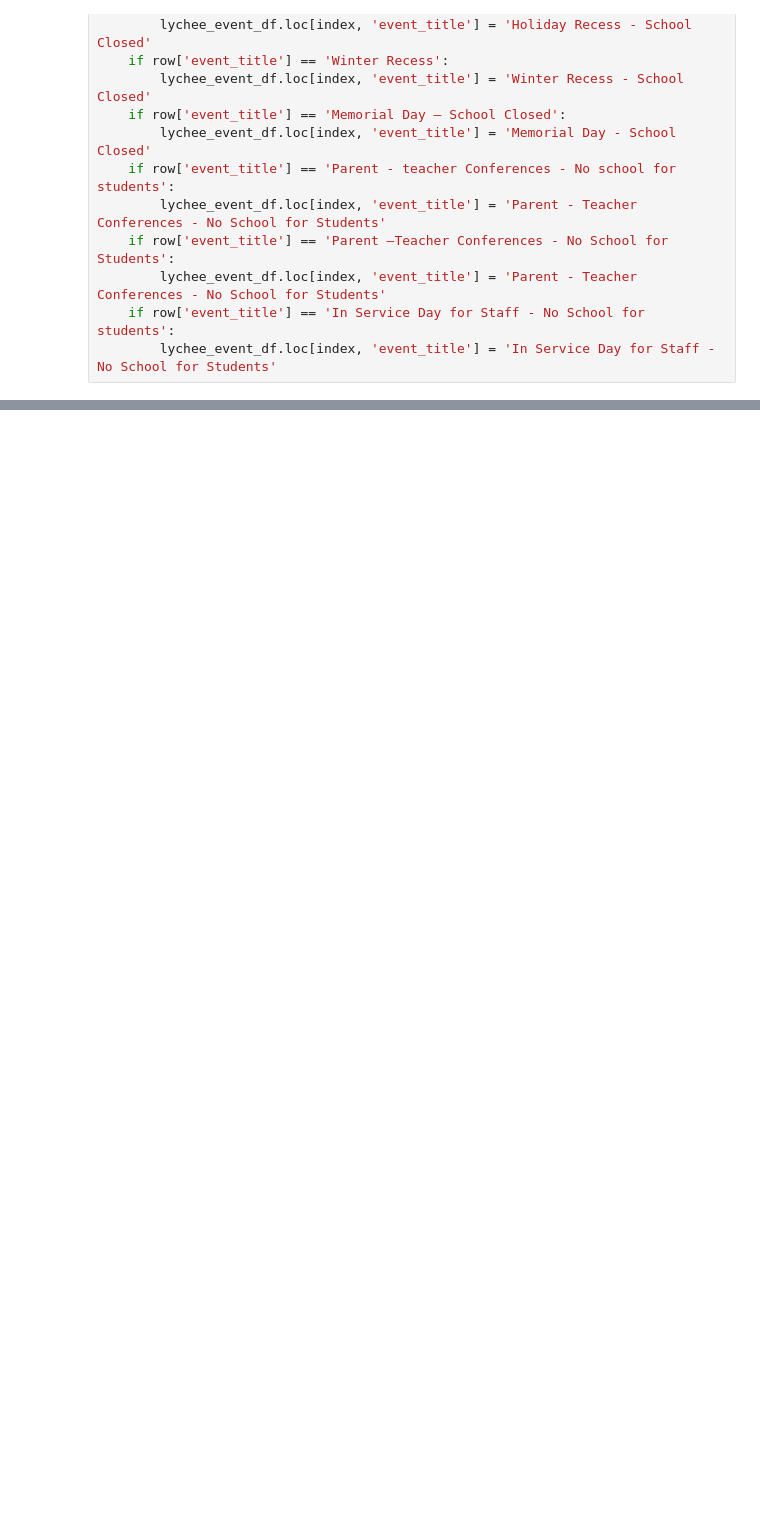
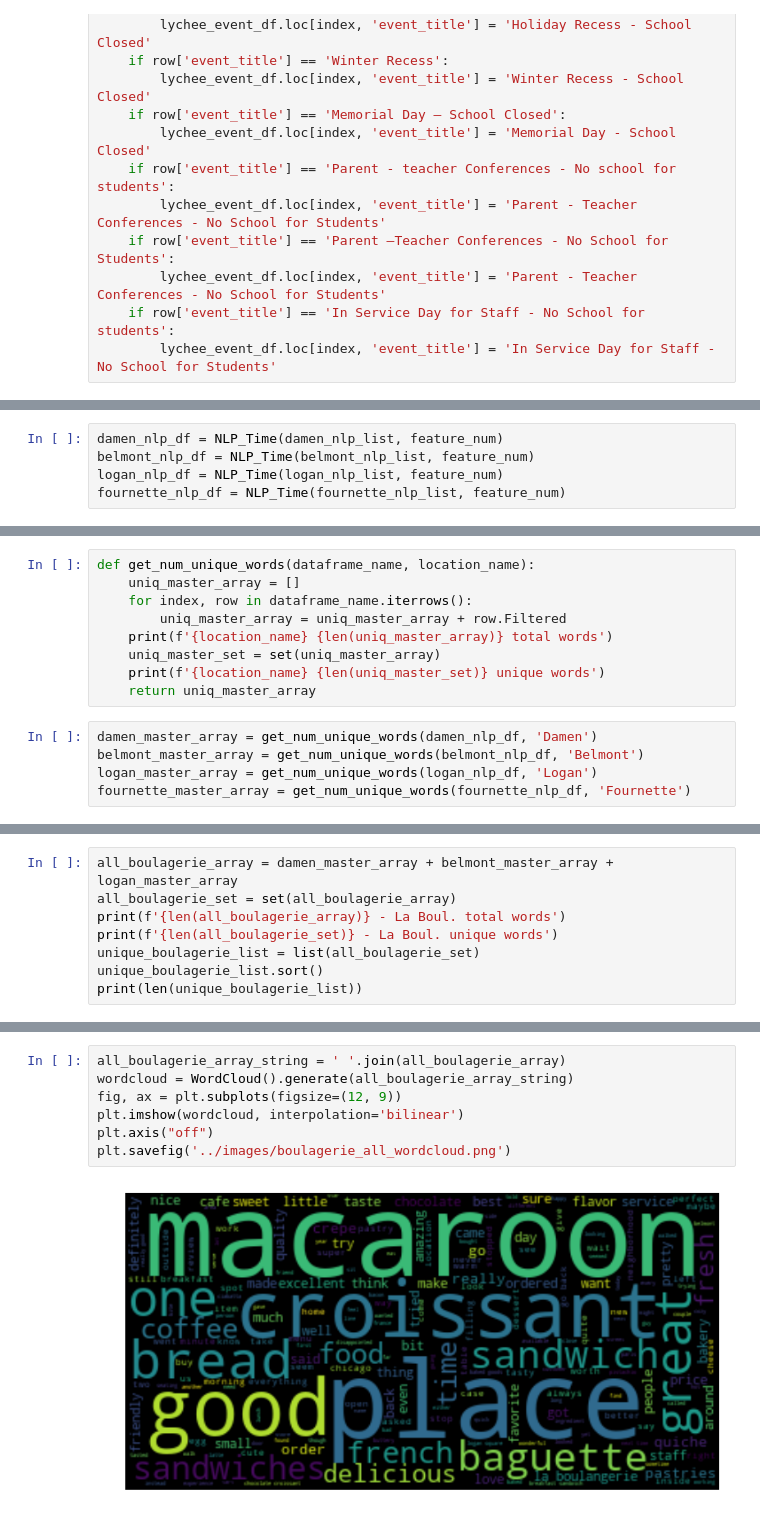
Before and after one commit to PoojaChopra123/pie_thon, a Jupyter notebook: jupyter notebooks/stacy_scratch.ipynb, the cells around one changed output, grey strips where cells are left out. Saved outputs shown, nothing was run; the diff lists cells and outputs as text; blank space fills up the shorter version.

```diff
--- a/jupyter notebooks/stacy_scratch.ipynb
+++ b/jupyter notebooks/stacy_scratch.ipynb
@@ -573,0 +875,5 @@ for index, row in logan_review_df.iterrows():
+# %%
+damen_nlp_df = NLP_Time(damen_nlp_list, feature_num)
+belmont_nlp_df = NLP_Time(belmont_nlp_list, feature_num)
+logan_nlp_df = NLP_Time(logan_nlp_list, feature_num)
+fournette_nlp_df = NLP_Time(fournette_nlp_list, feature_num)
@@ -573,0 +889,14 @@ for index, row in logan_review_df.iterrows():
+# %%
+def get_num_unique_words(dataframe_name, location_name):
+    uniq_master_array = []
+    for index, row in dataframe_name.iterrows():
+        uniq_master_array = uniq_master_array + row.Filtered
+    print(f'{location_name} {len(uniq_master_array)} total words')
+    uniq_master_set = set(uniq_master_array)
+    print(f'{location_name} {len(uniq_master_set)} unique words')
+    return uniq_master_array
+# %%
+damen_master_array = get_num_unique_words(damen_nlp_df, 'Damen')
+belmont_master_array = get_num_unique_words(belmont_nlp_df, 'Belmont')
+logan_master_array = get_num_unique_words(logan_nlp_df, 'Logan')
+fournette_master_array = get_num_unique_words(fournette_nlp_df, 'Fournette')
@@ -573,0 +992,8 @@ for index, row in logan_review_df.iterrows():
+# %%
+all_boulagerie_array = damen_master_array + belmont_master_array + logan_master_array
+all_boulagerie_set = set(all_boulagerie_array)
+print(f'{len(all_boulagerie_array)} - La Boul. total words')
+print(f'{len(all_boulagerie_set)} - La Boul. unique words')
+unique_boulagerie_list = list(all_boulagerie_set)
+unique_boulagerie_list.sort()
+print(len(unique_boulagerie_list))
@@ -573,0 +1015,9 @@ for index, row in logan_review_df.iterrows():
+# %%
+all_boulagerie_array_string = ' '.join(all_boulagerie_array)
+wordcloud = WordCloud().generate(all_boulagerie_array_string)
+fig, ax = plt.subplots(figsize=(12, 9))
+plt.imshow(wordcloud, interpolation='bilinear')
+plt.axis("off")
+plt.savefig('../images/boulagerie_all_wordcloud.png')
+# %% [output]
+[figure, added]
```
Also changed, not shown: parts of 196 cells of this notebook, 43 other files.
